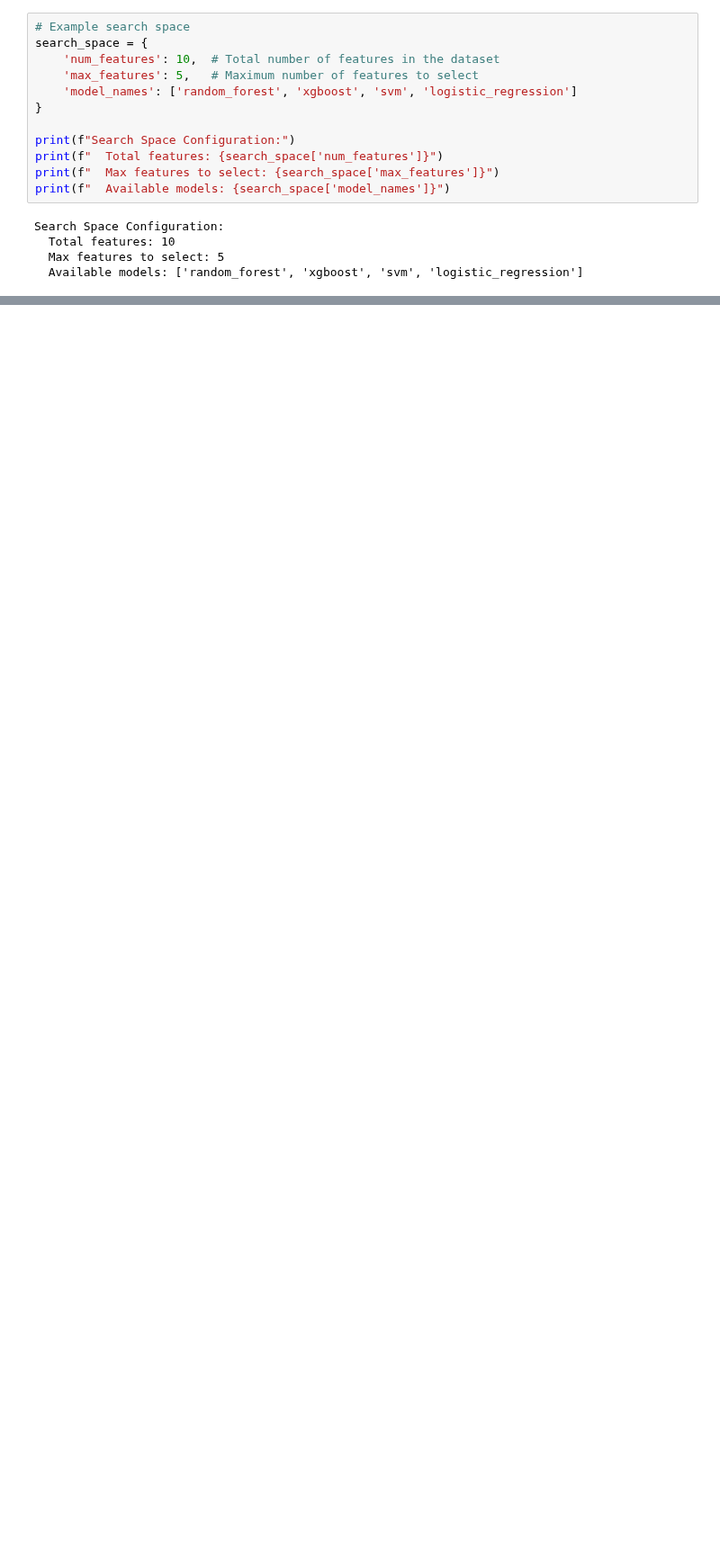
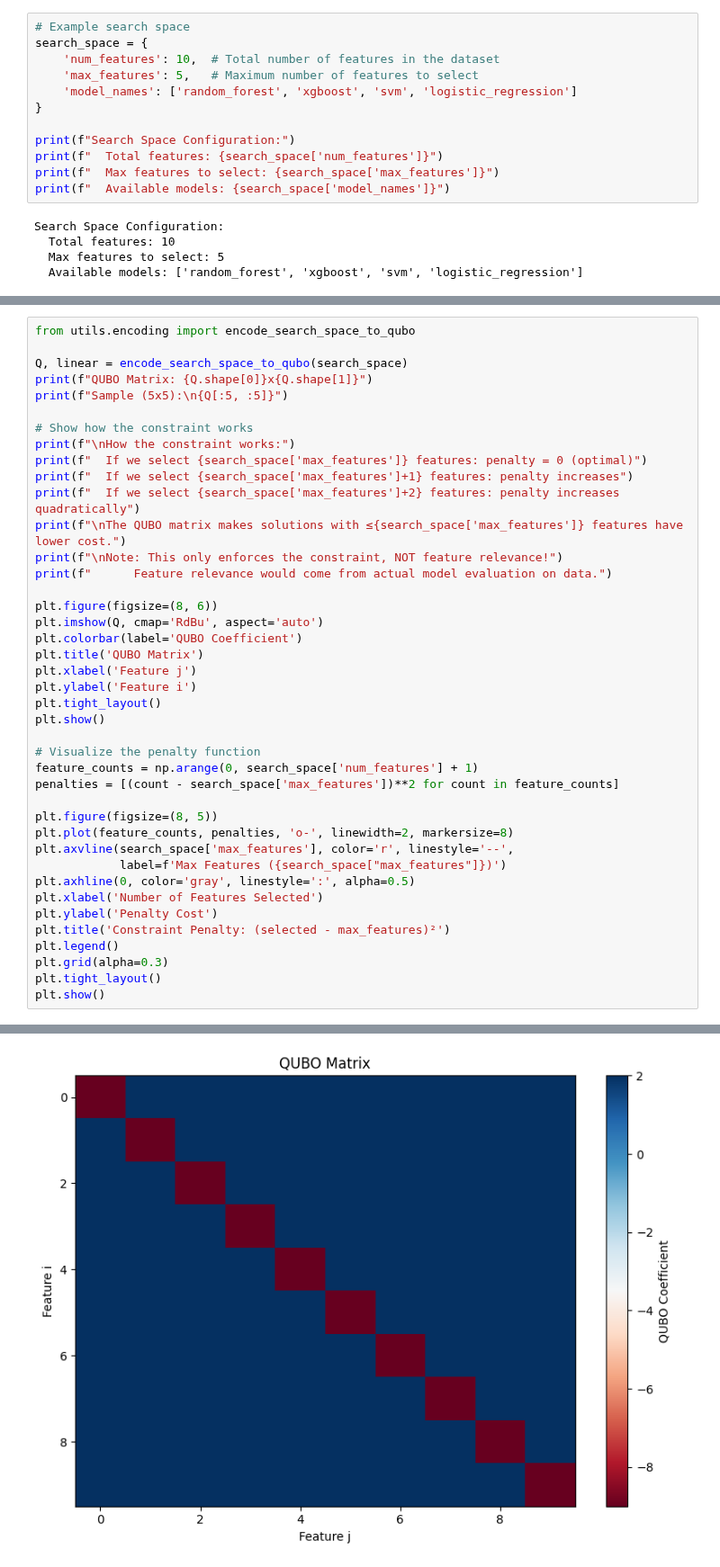
Before and after one commit to devenshah2018/metis, a Jupyter notebook: quantum-sampler/quantum_sampler_demo.ipynb, the cells around one changed output, grey strips where cells are left out. Shown at 90% size. Saved outputs shown, nothing was run; the diff lists cells and outputs as text; blank space fills up the shorter version.

```diff
--- a/quantum-sampler/quantum_sampler_demo.ipynb
+++ b/quantum-sampler/quantum_sampler_demo.ipynb
@@ -150,0 +83,42 @@ Linear Terms (first 5):
+# %%
+from utils.encoding import encode_search_space_to_qubo
+
+Q, linear = encode_search_space_to_qubo(search_space)
+print(f"QUBO Matrix: {Q.shape[0]}x{Q.shape[1]}")
+print(f"Sample (5x5):\n{Q[:5, :5]}")
+
+# Show how the constraint works
+print(f"\nHow the constraint works:")
+print(f"  If we select {search_space['max_features']} features: penalty = 0 (optimal)")
+print(f"  If we select {search_space['max_features']+1} features: penalty increases")
+print(f"  If we select {search_space['max_features']+2} features: penalty increases quadratically")
+print(f"\nThe QUBO matrix makes solutions with ≤{search_space['max_features']} features have lower cost.")
+print(f"\nNote: This only enforces the constraint, NOT feature relevance!")
+print(f"      Feature relevance would come from actual model evaluation on data.")
+
+plt.figure(figsize=(8, 6))
+plt.imshow(Q, cmap='RdBu', aspect='auto')
+plt.colorbar(label='QUBO Coefficient')
+plt.title('QUBO Matrix')
+plt.xlabel('Feature j')
+plt.ylabel('Feature i')
+plt.tight_layout()
+plt.show()
+
+# Visualize the penalty function
+feature_counts = np.arange(0, search_space['num_features'] + 1)
+penalties = [(count - search_space['max_features'])**2 for count in feature_counts]
+
+plt.figure(figsize=(8, 5))
+plt.plot(feature_counts, penalties, 'o-', linewidth=2, markersize=8)
+plt.axvline(search_space['max_features'], color='r', linestyle='--',
+            label=f'Max Features ({search_space["max_features"]})')
+plt.axhline(0, color='gray', linestyle=':', alpha=0.5)
+plt.xlabel('Number of Features Selected')
+plt.ylabel('Penalty Cost')
+plt.title('Constraint Penalty: (selected - max_features)²')
+plt.legend()
+plt.grid(alpha=0.3)
+plt.tight_layout()
+plt.show()
+# %% [output]
@@ -150,0 +142 @@ Linear Terms (first 5):
+[figure, added]
```
Also changed, not shown: parts of 26 cells of this notebook, 2 other files.
